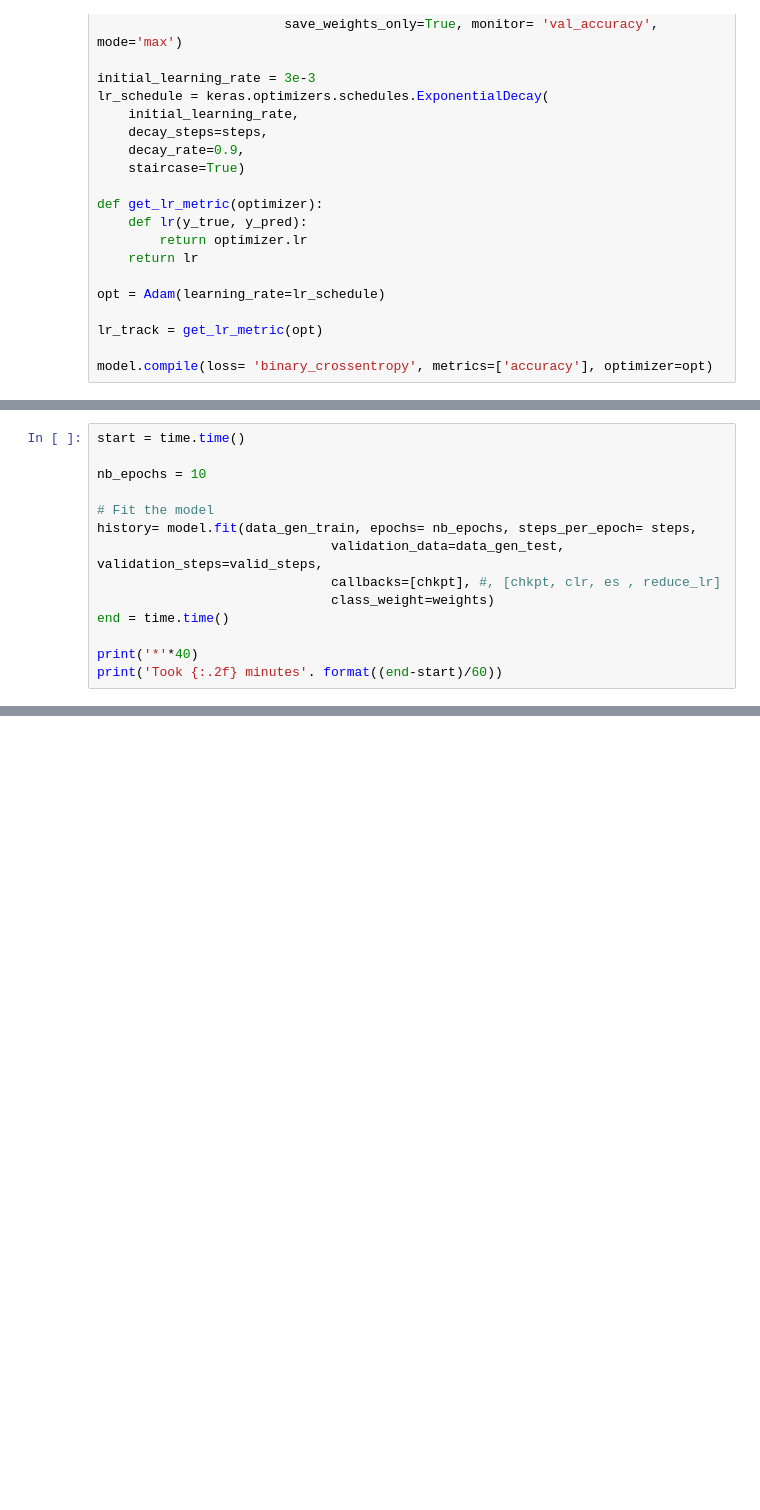
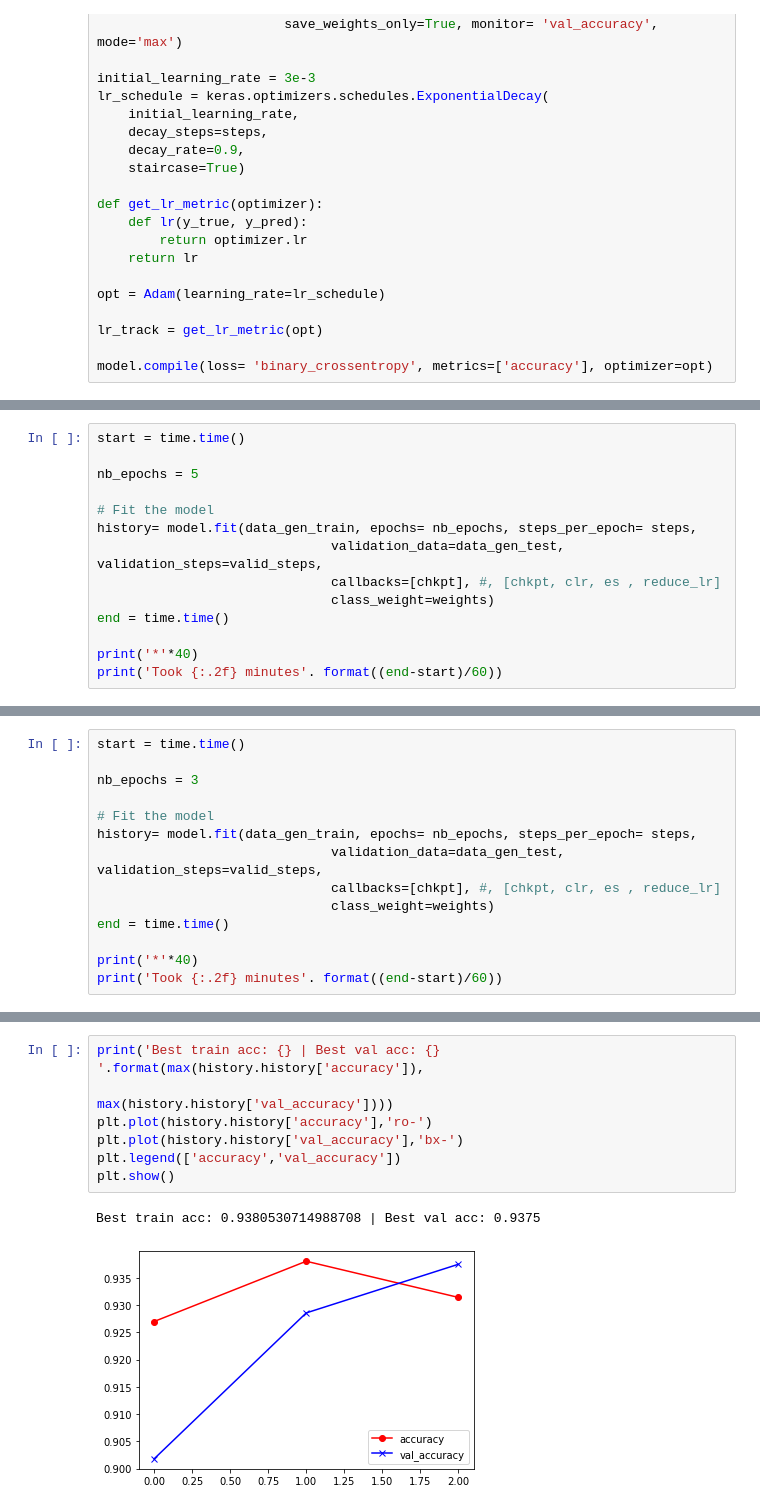
Before and after one commit to Moeinh77/3D-Convs-for-MRI-Classification, a Jupyter notebook: MRI_brain_v3_CONV3D_colab.ipynb, the cells around one changed output, grey strips where cells are left out. Cells and saved outputs as stored; diff of their text form; blank space fills up the shorter version.

```diff
--- a/MRI_brain_v3_CONV3D_colab.ipynb
+++ b/MRI_brain_v3_CONV3D_colab.ipynb
@@ -454,7 +473,7 @@ Best train acc: 0.7853982448577881 | Best val acc: 0.7678571343421936
 # %%
 start = time.time()
 
-nb_epochs = 10
+nb_epochs = 5
 
 # Fit the model
 history= model.fit(data_gen_train, epochs= nb_epochs, steps_per_epoch= steps,
@@ -495,0 +510,14 @@ Best train acc: 0.8340708017349243 | Best val acc: 0.7589285969734192
+# %%
+start = time.time()
+
+nb_epochs = 3
+
+# Fit the model
+history= model.fit(data_gen_train, epochs= nb_epochs, steps_per_epoch= steps,
+                              validation_data=data_gen_test, validation_steps=valid_steps,
+                              callbacks=[chkpt], #, [chkpt, clr, es , reduce_lr]
+                              class_weight=weights)
+end = time.time()
+
+print('*'*40)
+print('Took {:.2f} minutes'. format((end-start)/60))
@@ -495,0 +533,10 @@ Best train acc: 0.8340708017349243 | Best val acc: 0.7589285969734192
+# %%
+print('Best train acc: {} | Best val acc: {} '.format(max(history.history['accuracy']),
+                                                      max(history.history['val_accuracy'])))
+plt.plot(history.history['accuracy'],'ro-')
+plt.plot(history.history['val_accuracy'],'bx-')
+plt.legend(['accuracy','val_accuracy'])
+plt.show()
+# %% [output]
+Best train acc: 0.9380530714988708 | Best val acc: 0.9375
+[figure, added]
```
Also changed, not shown: parts of 23 cells of this notebook.
